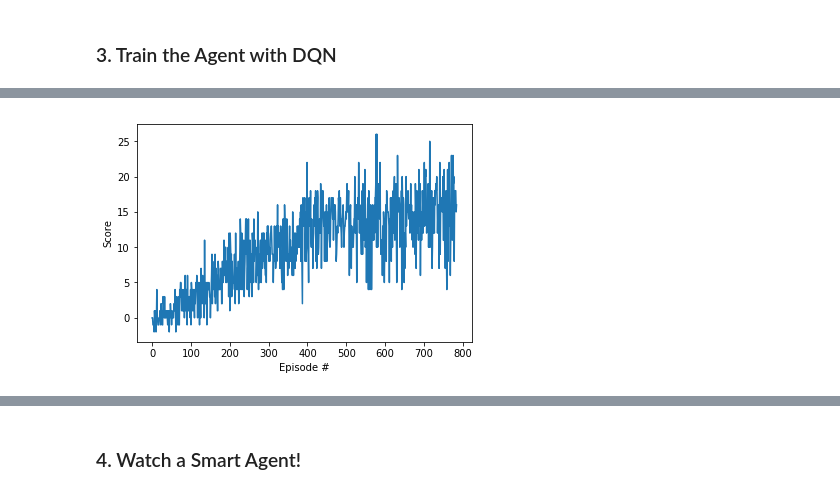
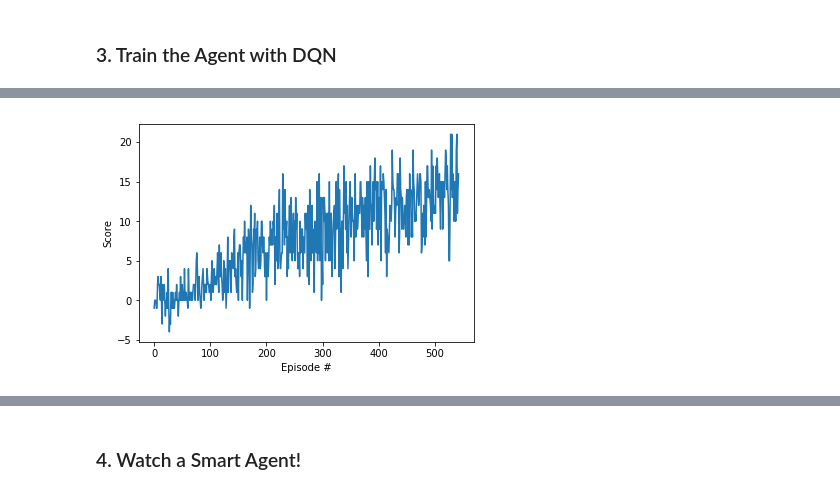
Before and after one commit to stereoboy/deep-reinforcement-learning, a Jupyter notebook: p1_navigation/Navigation.ipynb, the cells around one changed output, grey strips where cells are left out. Saved outputs shown, nothing was run; the diff lists cells and outputs as text; code cells hidden in the pictures.

```diff
--- a/p1_navigation/Navigation.ipynb
+++ b/p1_navigation/Navigation.ipynb
@@ -201,4 +197,8 @@ agent = Agent(state_size=state_size, action_size=action_size, seed=0)
 # %%
+from dqn_agent import Agent
+
+agent = Agent(state_size=state_size, action_size=action_size, seed=0)
+
 def dqn(n_episodes=2000, max_t=1000, eps_start=1.0, eps_end=0.01, eps_decay=0.995):
     """Deep Q-Learning.
 
@@ -244,18 +244,18 @@ def dqn(n_episodes=2000, max_t=1000, eps_start=1.0, eps_end=0.01, eps_decay=0.99
         print('\rEpisode {}\tAverage Score: {:.2f}\t{}'.format(i_episode, np.mean(scores_window), elapsed_str), end="")
         if i_episode % 100 == 0:
             print('\rEpisode {}\tAverage Score: {:.2f}\t{}'.format(i_episode, np.mean(scores_window), elapsed_str))
-        if np.mean(scores_window)>=15.0:
+        if np.mean(scores_window)>=13.0:
             print('\nEnvironment solved in {:d} episodes!\tAverage Score: {:.2f}'.format(i_episode-100, np.mean(scores_window)))
             break
     torch.save(agent.qnetwork_local.state_dict(), 'checkpoint.pth')
     return scores
 
-scores = dqn()
+dqn_scores = dqn()
 
 # plot the scores
 fig = plt.figure()
 ax = fig.add_subplot(111)
-plt.plot(np.arange(len(scores)), scores)
+plt.plot(np.arange(len(dqn_scores)), dqn_scores)
 plt.ylabel('Score')
 plt.xlabel('Episode #')
 plt.show()
@@ -272 +270 @@ Environment solved in 685 episodes!     Average Score: 15.03
-[figure, old version]
+[figure, new version]
```
Also changed, not shown: parts of 4 cells of this notebook, 2 other files.
